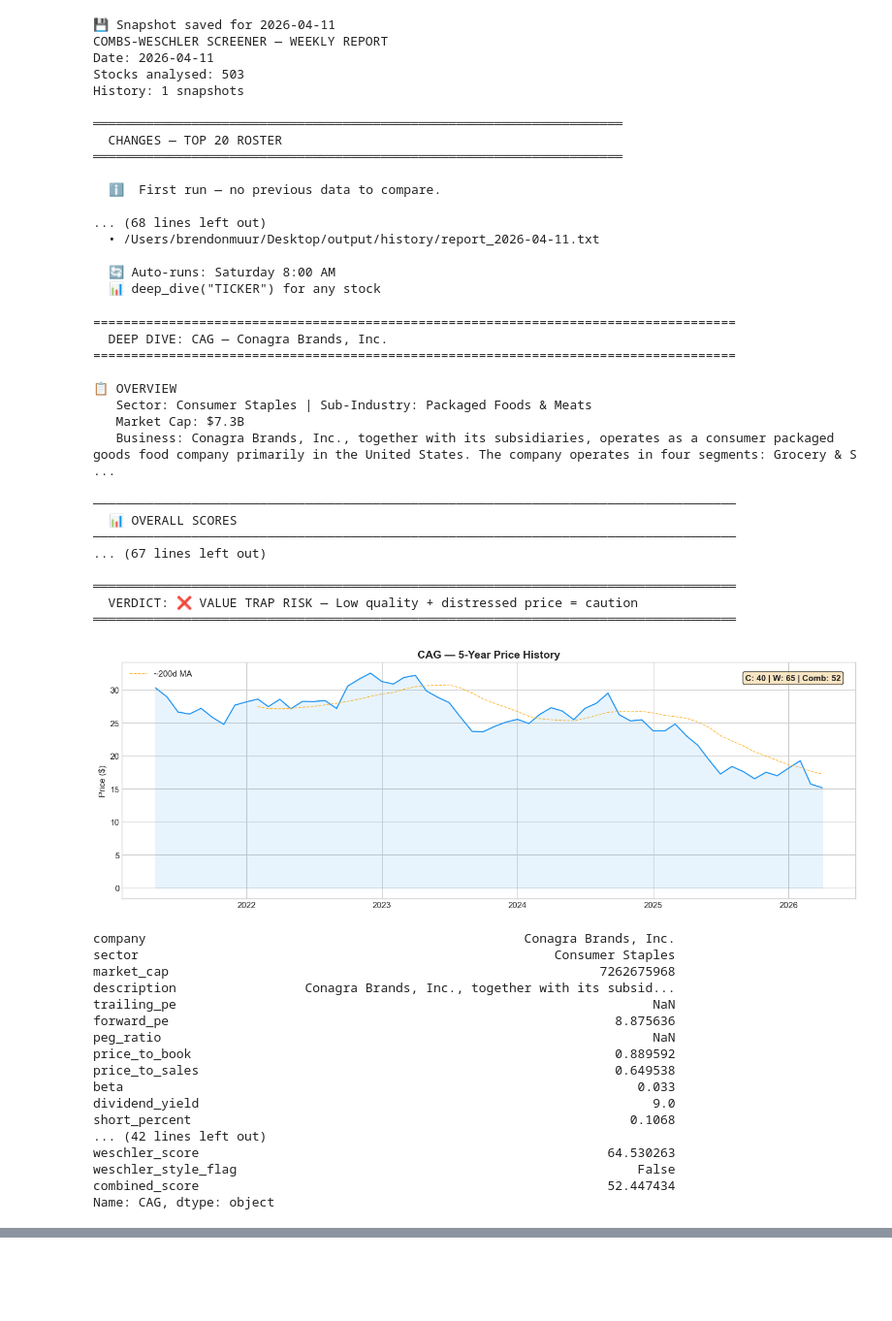
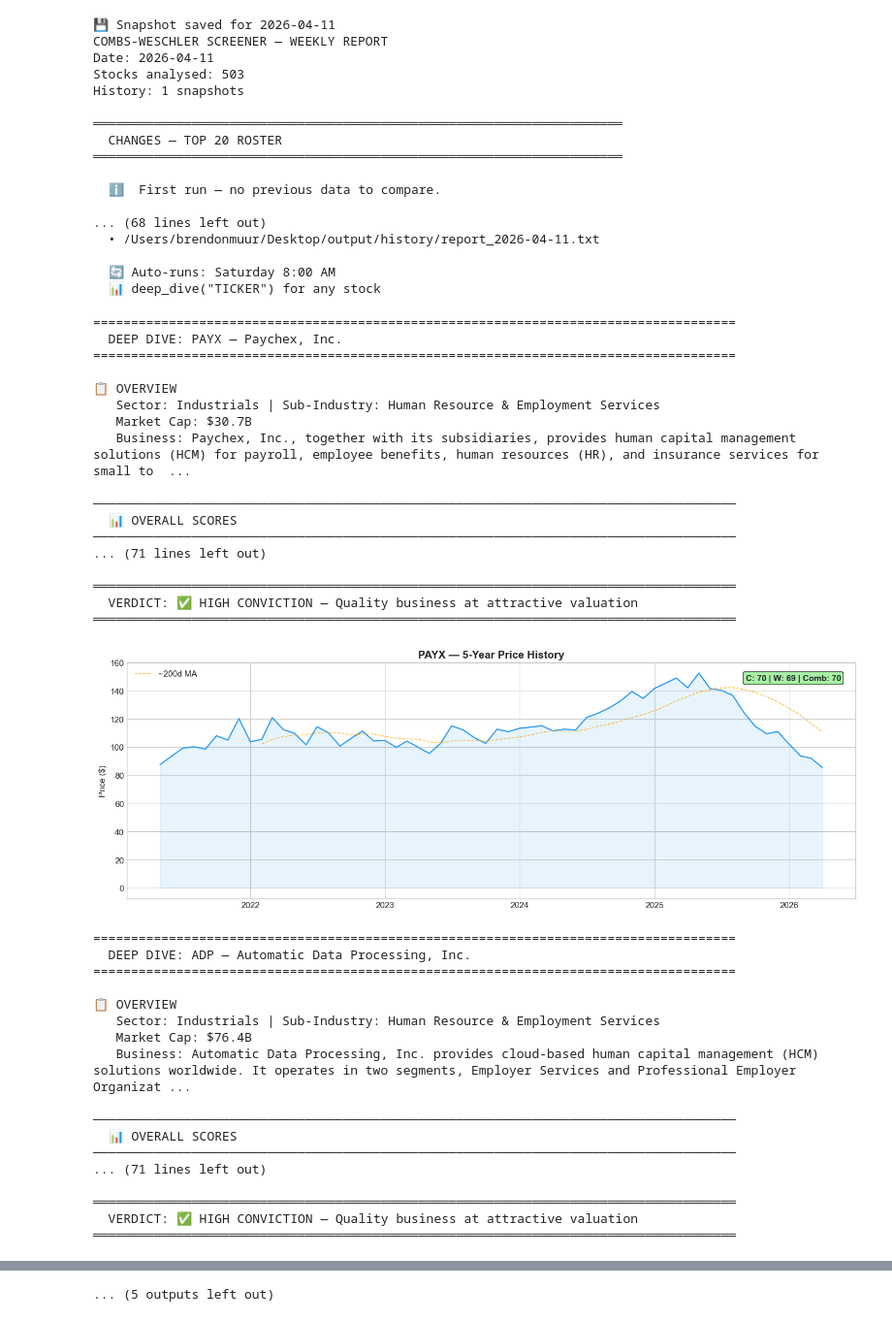
Before and after one commit to brendonmuur-oss/combs-weschler-screener, a Jupyter notebook: combs_weschler_screener.ipynb, the cells around one changed output, grey strips where cells are left out. Shown at 97% size. Saved outputs shown, nothing was run; the diff lists cells and outputs as text; code cells hidden in the pictures; blank space fills up the shorter version.

```diff
--- a/combs_weschler_screener.ipynb
+++ b/combs_weschler_screener.ipynb
@@ -1359,41 +1359,41 @@ History: 1 snapshots
 
   🔄 Auto-runs: Saturday 8:00 AM
   📊 deep_dive("TICKER") for any stock
-# %%
-deep_dive("CAG")
-# %% [output]
-=====================================================================================
-  DEEP DIVE: CAG — Conagra Brands, Inc.
-=====================================================================================
-
-📋 OVERVIEW
-   Sector: Consumer Staples | Sub-Industry: Packaged Foods & Meats
-   Market Cap: $7.3B
-   Business: Conagra Brands, Inc., together with its subsidiaries, operates as a consumer packaged goods food company primarily in the United States. The company operates in four segments: Grocery & S ...
-
-─────────────────────────────────────────────────────────────────────────────────────
-  📊 OVERALL SCORES
-─────────────────────────────────────────────────────────────────────────────────────
-... (67 lines left out)
-
-═════════════════════════════════════════════════════════════════════════════════════
-  VERDICT: ❌ VALUE TRAP RISK — Low quality + distressed price = caution
-═════════════════════════════════════════════════════════════════════════════════════
-[figure, removed]
-company                                                  Conagra Brands, Inc.
-sector                                                       Consumer Staples
-market_cap                                                         7262675968
-description                 Conagra Brands, Inc., together with its subsid...
-trailing_pe                                                               NaN
-forward_pe                                                           8.875636
-peg_ratio                                                                 NaN
-price_to_book                                                        0.889592
-price_to_sales                                                       0.649538
-beta                                                                    0.033
-dividend_yield                                                            9.0
-short_percent                                                          0.1068
-... (42 lines left out)
-weschler_score                                                      64.530263
-weschler_style_flag                                                     False
-combined_score                                                      52.447434
-Name: CAG, dtype: object
+# %%
+deep_dive("PAYX"), deep_dive("ADP"), deep_dive("NTAP"), deep_dive("FICO"), deep_dive("MO"), deep_dive("GDDY"), deep_dive("ACN"), deep_dive("FDS")
+# %% [output]
+=====================================================================================
+  DEEP DIVE: PAYX — Paychex, Inc.
+=====================================================================================
+
+📋 OVERVIEW
+   Sector: Industrials | Sub-Industry: Human Resource & Employment Services
+   Market Cap: $30.7B
+   Business: Paychex, Inc., together with its subsidiaries, provides human capital management solutions (HCM) for payroll, employee benefits, human resources (HR), and insurance services for small to  ...
+
+─────────────────────────────────────────────────────────────────────────────────────
+  📊 OVERALL SCORES
+─────────────────────────────────────────────────────────────────────────────────────
+... (71 lines left out)
+
+═════════════════════════════════════════════════════════════════════════════════════
+  VERDICT: ✅ HIGH CONVICTION — Quality business at attractive valuation
+═════════════════════════════════════════════════════════════════════════════════════
+[figure, added]
+=====================================================================================
+  DEEP DIVE: ADP — Automatic Data Processing, Inc.
+=====================================================================================
+
+📋 OVERVIEW
+   Sector: Industrials | Sub-Industry: Human Resource & Employment Services
+   Market Cap: $76.4B
+   Business: Automatic Data Processing, Inc. provides cloud-based human capital management (HCM) solutions worldwide. It operates in two segments, Employer Services and Professional Employer Organizat ...
+
+─────────────────────────────────────────────────────────────────────────────────────
+  📊 OVERALL SCORES
+─────────────────────────────────────────────────────────────────────────────────────
+... (71 lines left out)
+
+═════════════════════════════════════════════════════════════════════════════════════
+  VERDICT: ✅ HIGH CONVICTION — Quality business at attractive valuation
+═════════════════════════════════════════════════════════════════════════════════════
@@ -1399,0 +1473 @@ Name: CAG, dtype: object
+... (5 outputs left out)
```
Also changed, not shown: parts of 1 cell of this notebook, 10 other files.
